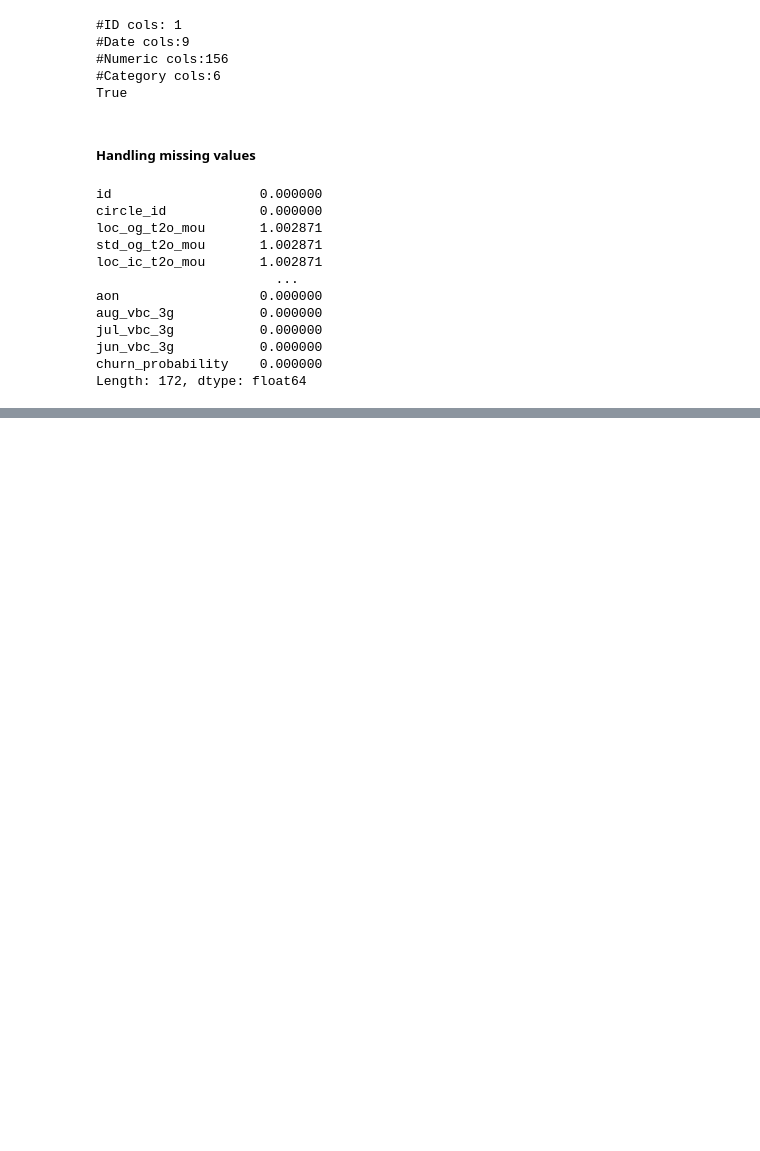
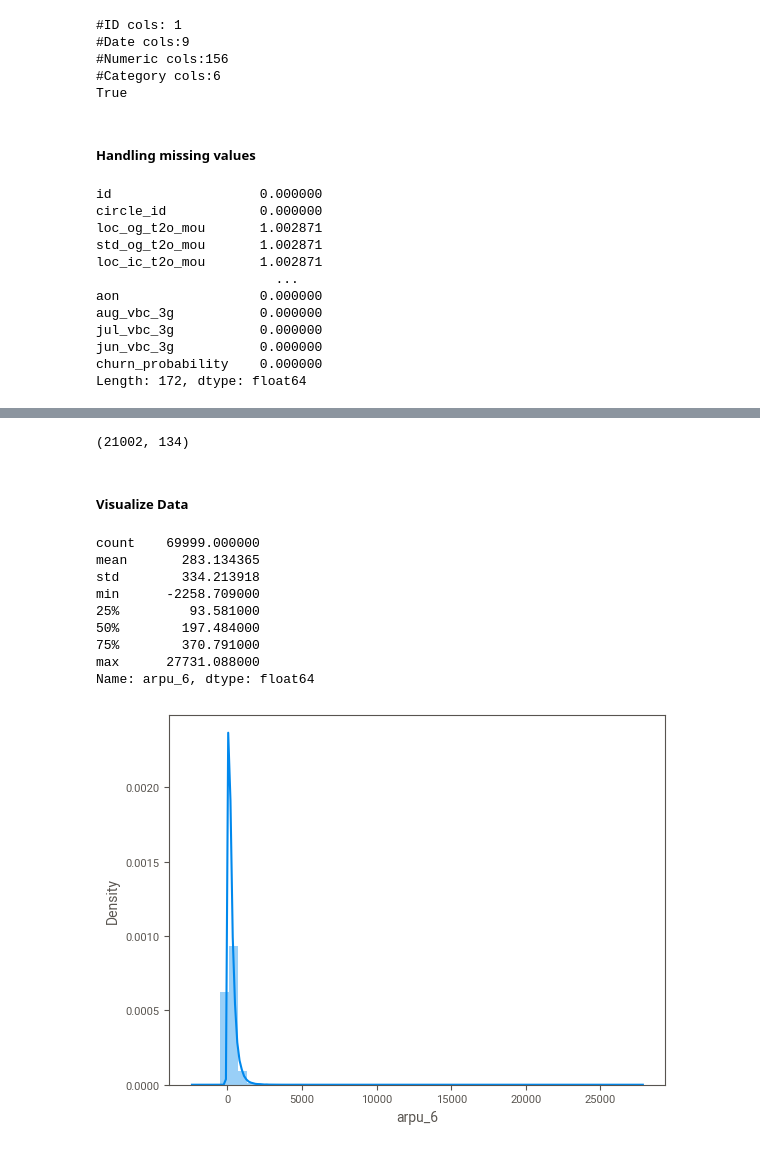
Before and after one commit to jaisharma06/telephone_churn_case_study, a Jupyter notebook: telecom_churn.ipynb, the cells around one changed output, grey strips where cells are left out. Cells and saved outputs as stored; diff of their text form; code cells hidden in the pictures; blank space fills up the shorter version.

```diff
--- a/telecom_churn.ipynb
+++ b/telecom_churn.ipynb
@@ -206,0 +375,3 @@ Length: 172, dtype: float64
+# %%
+column_names = telecom_churn.columns
+telecom_churn = pd.DataFrame(telecom_churn_imputed, columns = column_names)
@@ -206,0 +388,6 @@ Length: 172, dtype: float64
+# %%
+# calculate total recharge amount for June and July --> call recharge amount + data recharge amount
+telecom_churn['amt_data_6'] = telecom_churn.total_rech_amt_6 + \
+    telecom_churn.total_data_rech_6
+telecom_churn['amt_data_7'] = telecom_churn.total_rech_amt_7 + \
+    telecom_churn.total_data_rech_7
@@ -206,0 +396,3 @@ Length: 172, dtype: float64
+# %%
+
+telecom_churn['av_amt_data_6_7'] = (telecom_churn.amt_data_6 + telecom_churn.amt_data_7)/2
@@ -206,0 +540,5 @@ Length: 172, dtype: float64
+# %%
+telecom_churn_filtered = telecom_churn_filtered.filter(regex='[^8]$', axis=1)
+telecom_churn_filtered.shape
+# %% [output]
+(21002, 134)
@@ -206,0 +553,2 @@ Length: 172, dtype: float64
+# %% [markdown]
+##### Visualize Data
@@ -206,0 +561,43 @@ Length: 172, dtype: float64
+# %%
+# create plotting functions
+def data_type(variable):
+    if variable.dtype == np.int64 or variable.dtype == np.float64:
+        return 'numerical'
+    elif variable.dtype == 'category':
+        return 'categorical'
+
+
+def univariate(variable, stats=True):
+
+    if data_type(variable) == 'numerical':
+        sns.distplot(variable)
+        if stats == True:
+            print(variable.describe())
+
+    elif data_type(variable) == 'categorical':
+        sns.countplot(variable)
+        if stats == True:
+            print(variable.value_counts())
+
+    else:
+        print("Invalid variable passed: either pass a numeric variable or a categorical vairable.")
+
+
+def bivariate(var1, var2):
+    if data_type(var1) == 'numerical' and data_type(var2) == 'numerical':
+        sns.regplot(x = var1, y = var2)
+    elif (data_type(var1) == 'categorical' and data_type(var2) == 'numerical') or (data_type(var1) == 'numerical' and data_type(var2) == 'categorical'):
+        sns.boxplot(x = var1, y = var2)
+# %%
+univariate(telecom_churn.arpu_6)
+# %% [output]
+count    69999.000000
+mean       283.134365
+std        334.213918
+min      -2258.709000
+25%         93.581000
+50%        197.484000
+75%        370.791000
+max      27731.088000
+Name: arpu_6, dtype: float64
+[figure, added]
```
Also changed, not shown: parts of 99 cells of this notebook, 1 other file.
